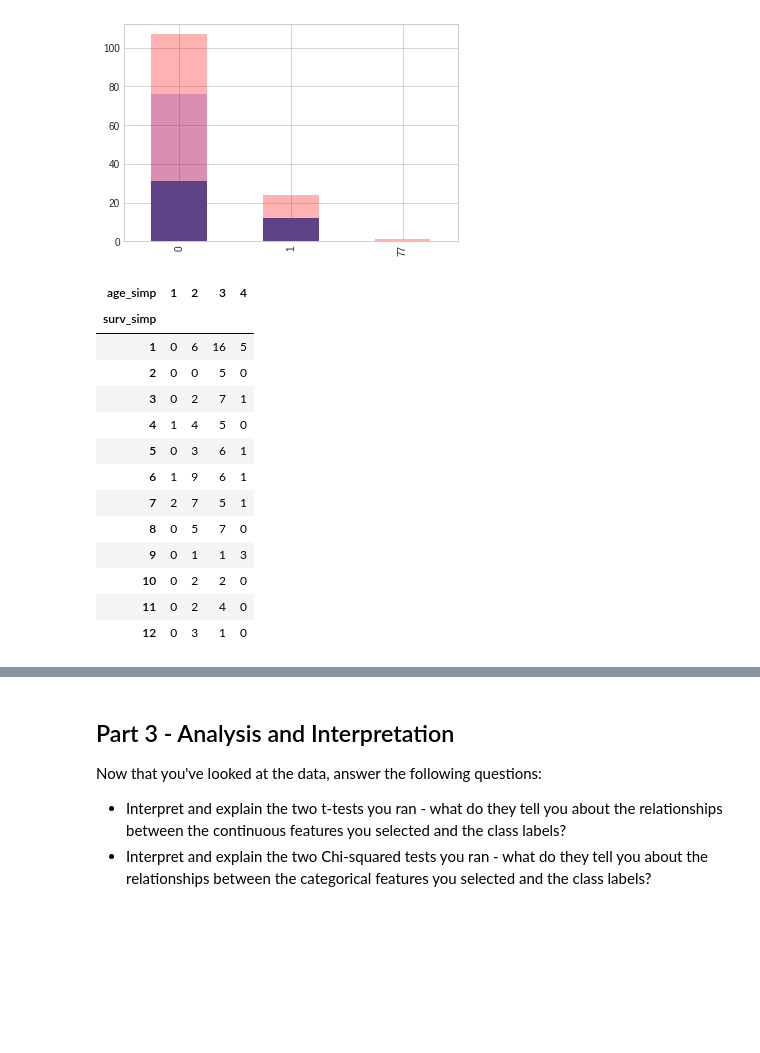
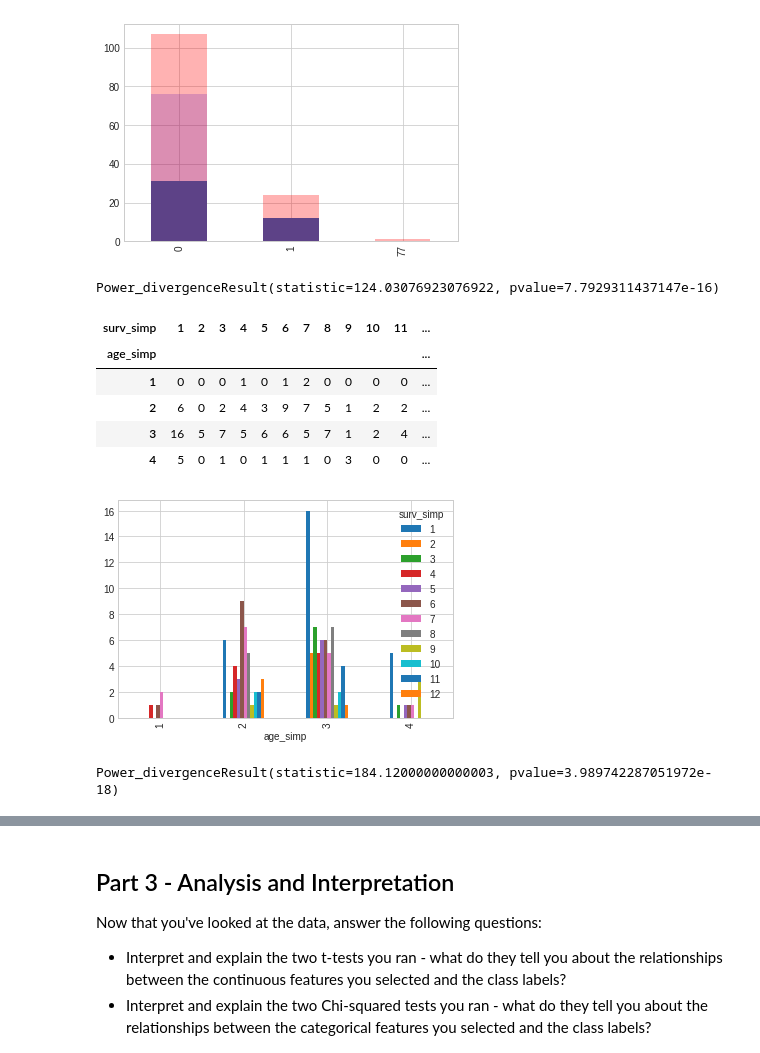
Before and after one commit to JoshuaHaga/DS-Unit-1-Sprint-1-Data-Wrangling-and-Storytelling, a Jupyter notebook: DS_Unit_1_Sprint_Challenge_2_Statistics.ipynb, the cells around one changed output, grey strips where cells are left out. Cells and saved outputs as stored; diff of their text form; code cells hidden in the pictures; blank space fills up the shorter version.

```diff
--- a/DS_Unit_1_Sprint_Challenge_2_Statistics.ipynb
+++ b/DS_Unit_1_Sprint_Challenge_2_Statistics.ipynb
@@ -160,21 +164,26 @@ df['pericardial-effusion'].value_counts().plot(kind='bar', color='R', alpha=0.3)
+# %%
+chisquare(peri_surv, axis=None)
+# %% [output]
+Power_divergenceResult(statistic=124.03076923076922, pvalue=7.7929311437147e-16)
 # %%
 #check out some other variables
 df['age_simp'] = pd.cut(df['age-at-heart-attack'], bins=4,  labels=[1,2,3,4])
+df['age_simp'] = df['age_simp'].sort_values( ascending=True)
 df['surv_simp'] = pd.cut(df['survival'], bins=12, labels=['1','2','3','4','5','6','7','8',9,10,11,12])
-age_surv = pd.crosstab(df['surv_simp'], df['age_simp'])
+age_surv = pd.crosstab(df['age_simp'], df['surv_simp'])
+age_surv.plot(kind='bar')
 age_surv
 # %% [output]
-| age_simp | 1 | 2 | 3 | 4 |
-| surv_simp |  |  |  |  |
-| 1 | 0 | 6 | 16 | 5 |
-| 2 | 0 | 0 | 5 | 0 |
-| 3 | 0 | 2 | 7 | 1 |
-| 4 | 1 | 4 | 5 | 0 |
-| 5 | 0 | 3 | 6 | 1 |
-| 6 | 1 | 9 | 6 | 1 |
-| 7 | 2 | 7 | 5 | 1 |
-| 8 | 0 | 5 | 7 | 0 |
-| 9 | 0 | 1 | 1 | 3 |
-| 10 | 0 | 2 | 2 | 0 |
-| 11 | 0 | 2 | 4 | 0 |
-| 12 | 0 | 3 | 1 | 0 |
+| surv_simp | 1 | 2 | 3 | 4 | 5 | 6 | 7 | 8 | 9 | 10 | 11 | ... |
+| age_simp |  |  |  |  |  |  |  |  |  |  |  | ... |
+| 1 | 0 | 0 | 0 | 1 | 0 | 1 | 2 | 0 | 0 | 0 | 0 | ... |
+| 2 | 6 | 0 | 2 | 4 | 3 | 9 | 7 | 5 | 1 | 2 | 2 | ... |
+| 3 | 16 | 5 | 7 | 5 | 6 | 6 | 5 | 7 | 1 | 2 | 4 | ... |
+| 4 | 5 | 0 | 1 | 0 | 1 | 1 | 1 | 0 | 3 | 0 | 0 | ... |
+[figure, added]
+# %%
+#NULL HYP:age of doccumented heart attack is independent of survival time
+
+chisquare(age_surv, axis=None)
+# %% [output]
+Power_divergenceResult(statistic=184.12000000000003, pvalue=3.989742287051972e-18)
```
Also changed, not shown: parts of 9 cells of this notebook.
